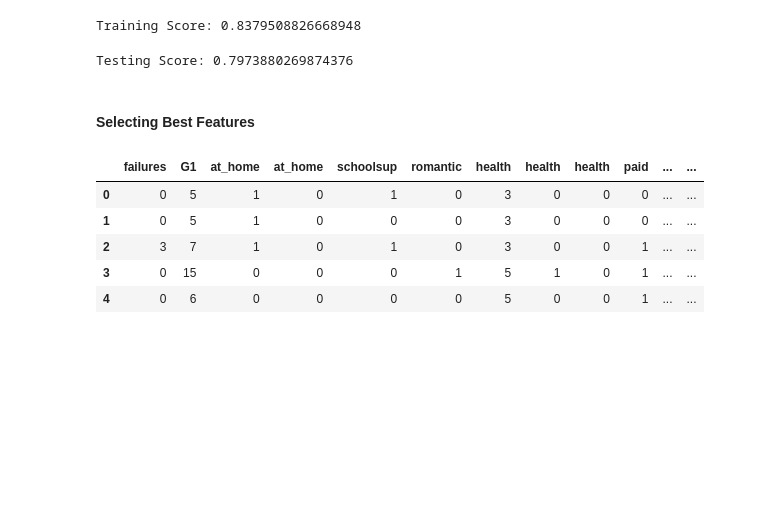
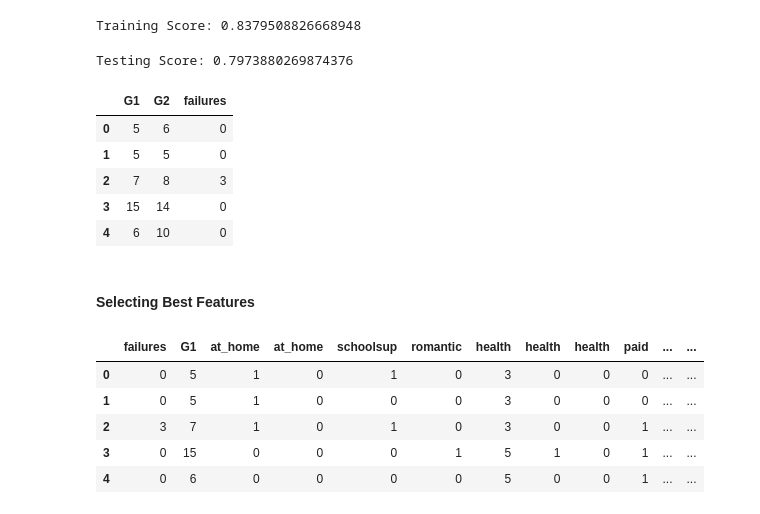
Before and after one commit to sushant822/sutdent_grade, a Jupyter notebook: studene_grade.ipynb, the cells around one changed output. Cells and saved outputs as stored; diff of their text form; code cells hidden in the pictures; blank space fills up the shorter version.

```diff
--- a/studene_grade.ipynb
+++ b/studene_grade.ipynb
@@ -370,6 +370,16 @@ testing_score = model.score(X_test, y_test)
 print(f"Testing Score: {testing_score}")
 # %% [output]
 Testing Score: 0.7973880269874376
+# %%
+test_df = grades_final[['G1', 'G2', 'failures']]
+test_df.head()
+# %% [output]
+|  | G1 | G2 | failures |
+| 0 | 5 | 6 | 0 |
+| 1 | 5 | 5 | 0 |
+| 2 | 7 | 8 | 3 |
+| 3 | 15 | 14 | 0 |
+| 4 | 6 | 10 | 0 |
 # %% [markdown]
 #### Selecting Best Features
 # %%
```
